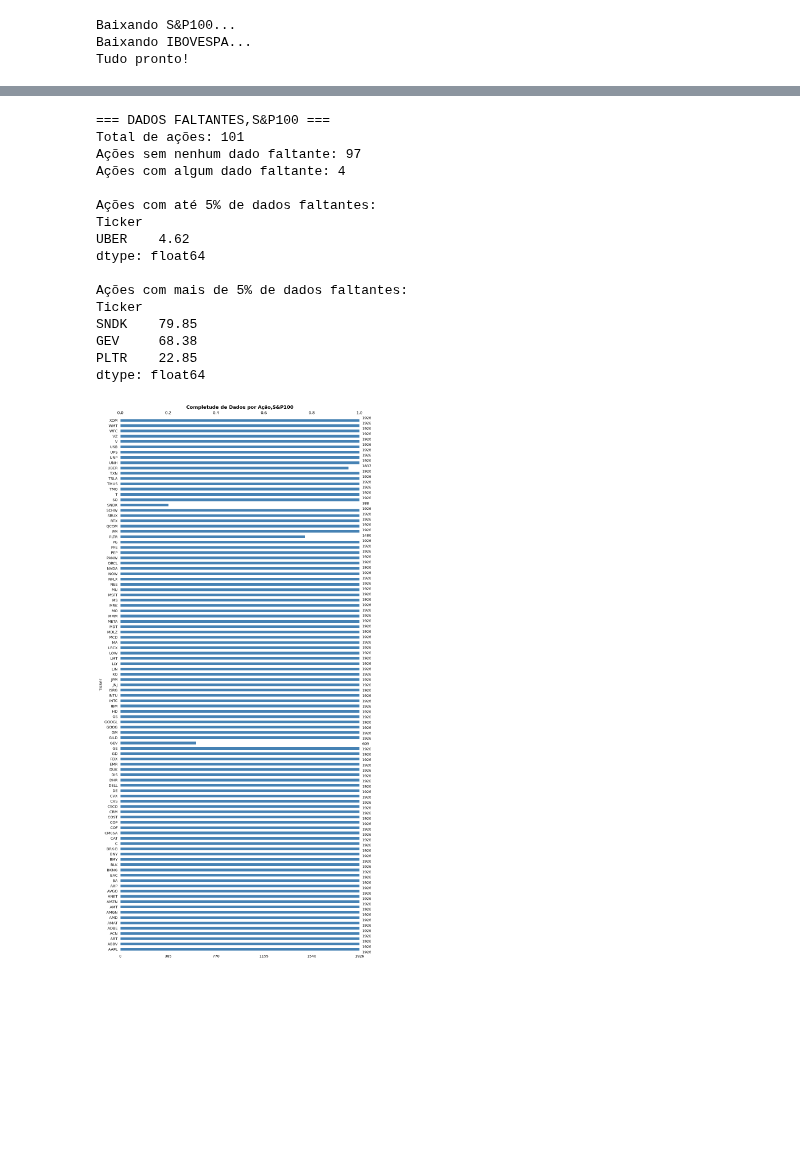
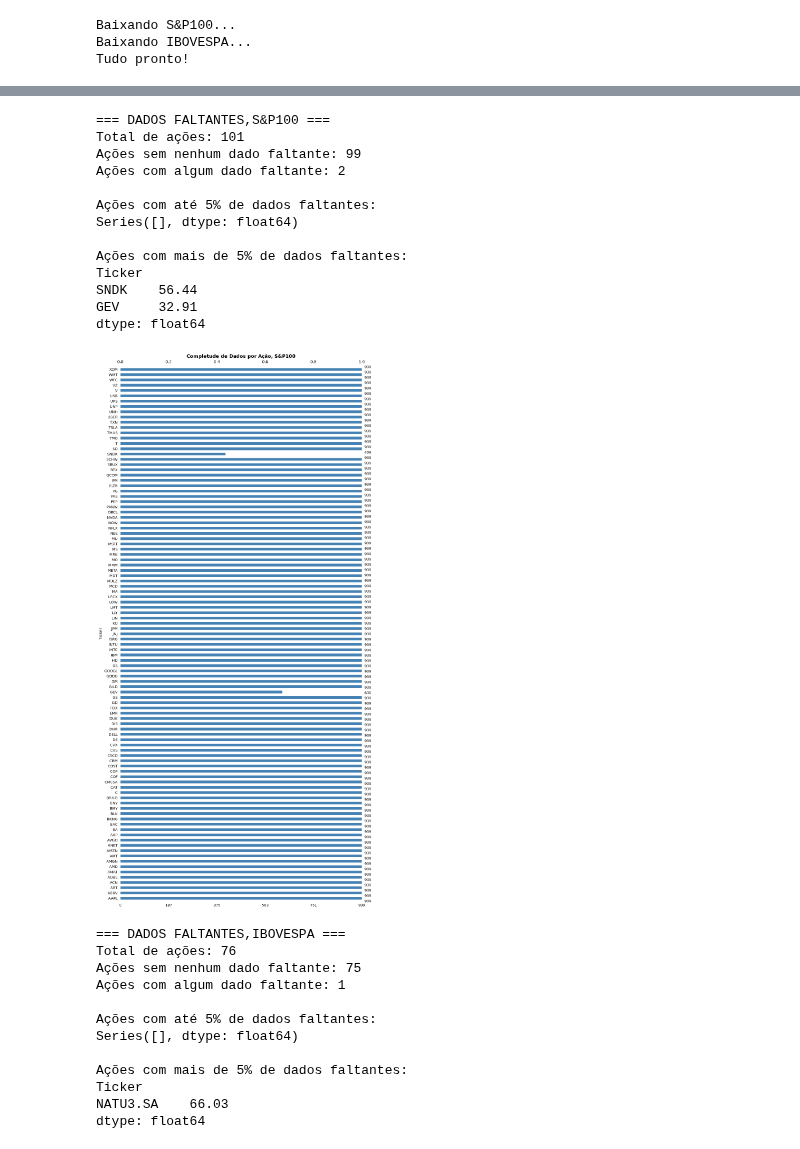
Before and after one commit to LeonardoDias2002/bootcamp_datascience, a Jupyter notebook: limpeza_dados/Finor_data_cleaning.ipynb, the cells around one changed output, grey strips where cells are left out. Drawn from its saved outputs; the diff is of its cells as text; code cells hidden in the pictures; blank space fills up the shorter version.

```diff
--- a/limpeza_dados/Finor_data_cleaning.ipynb
+++ b/limpeza_dados/Finor_data_cleaning.ipynb
@@ -11,7 +12,9 @@ from scipy import stats
 ticker_idx_sp100 = '^OEX'
 ticker_idx_ibov = '^BVSP'
 # %%
+# ══════════════════════════════════════════════════════
 # Período de análise
-data_inicio = "2019-01-01"
-data_fim = "2026-09-01"
+# ══════════════════════════════════════════════════════
+data_inicio = "2023-01-01"
+data_fim = "2026-10-01"
 # %%
@@ -115,38 +143,75 @@ Volatilidade diária IBOV:       1.4698%
 # %%
+# ══════════════════════════════════════════════════════
+# DIAGNÓSTICO DE DADOS FALTANTES, S&P100
+# ══════════════════════════════════════════════════════
+
 # Contagem e percentual de nulos por ação
 nulos_sp = dados_sp100.isnull().sum()
 pct_nulos = (nulos_sp / len(dados_sp100) * 100).round(2)
 print('=== DADOS FALTANTES,S&P100 ===')
 print(f'Total de ações: {dados_sp100.shape[1]}')
 print(f'Ações sem nenhum dado faltante: {(pct_nulos == 0).sum()}')
 print(f'Ações com algum dado faltante: {(pct_nulos > 0).sum()}')
 print("\nAções com até 5% de dados faltantes:")
 print(pct_nulos[pct_nulos.between(0, 5, inclusive='right')])
 print(f'\nAções com mais de 5% de dados faltantes:')
 print(pct_nulos[pct_nulos > 5].sort_values(ascending=False))
 
 # Visualização,mapa de calor de dados faltantes
 fig, ax = plt.subplots(figsize=(10, 20))
 msno.bar(dados_sp100, ax=ax, color='steelblue', fontsize=9)
-ax.set_title('Completude de Dados por Ação,S&P100', fontweight='bold')
+ax.set_title('Completude de Dados por Ação, S&P100', fontweight='bold')
 plt.tight_layout()
 plt.savefig('missing_sp100.png', dpi=150)
 plt.show()
+
+# ══════════════════════════════════════════════════════
+# DIAGNÓSTICO DE DADOS FALTANTES, IBOVESPA
+# ══════════════════════════════════════════════════════
+
+# Contagem e percentual de nulos por ação
+nulos_sp = dados_ibov.isnull().sum()
+pct_nulos = (nulos_sp / len(dados_ibov) * 100).round(2)
+print('=== DADOS FALTANTES,IBOVESPA ===')
+print(f'Total de ações: {dados_ibov.shape[1]}')
+print(f'Ações sem nenhum dado faltante: {(pct_nulos == 0).sum()}')
+print(f'Ações com algum dado faltante: {(pct_nulos > 0).sum()}')
+print("\nAções com até 5% de dados faltantes:")
+print(pct_nulos[pct_nulos.between(0, 5, inclusive='right')])
+print(f'\nAções com mais de 5% de dados faltantes:')
+print(pct_nulos[pct_nulos > 5].sort_values(ascending=False))
+
+# Visualização,mapa de calor de dados faltantes
+fig, ax = plt.subplots(figsize=(10, 20))
+msno.bar(dados_ibov, ax=ax, color='steelblue', fontsize=9)
+ax.set_title('Completude de Dados por Ação, IBOVESPA', fontweight='bold')
+plt.tight_layout()
+plt.savefig('missing_ibov.png', dpi=150)
+plt.show()
 # %% [output]
 === DADOS FALTANTES,S&P100 ===
 Total de ações: 101
-Ações sem nenhum dado faltante: 97
-Ações com algum dado faltante: 4
+Ações sem nenhum dado faltante: 99
+Ações com algum dado faltante: 2
 
 Ações com até 5% de dados faltantes:
-Ticker
-UBER    4.62
-dtype: float64
+Series([], dtype: float64)
 
 Ações com mais de 5% de dados faltantes:
 Ticker
-SNDK    79.85
-GEV     68.38
-PLTR    22.85
+SNDK    56.44
+GEV     32.91
 dtype: float64
-[figure, old version]
+[figure, new version]
+=== DADOS FALTANTES,IBOVESPA ===
+Total de ações: 76
+Ações sem nenhum dado faltante: 75
+Ações com algum dado faltante: 1
+
+Ações com até 5% de dados faltantes:
+Series([], dtype: float64)
+
+Ações com mais de 5% de dados faltantes:
+Ticker
+NATU3.SA    66.03
+dtype: float64
```
Also changed, not shown: parts of 17 cells of this notebook, 14 other files.
